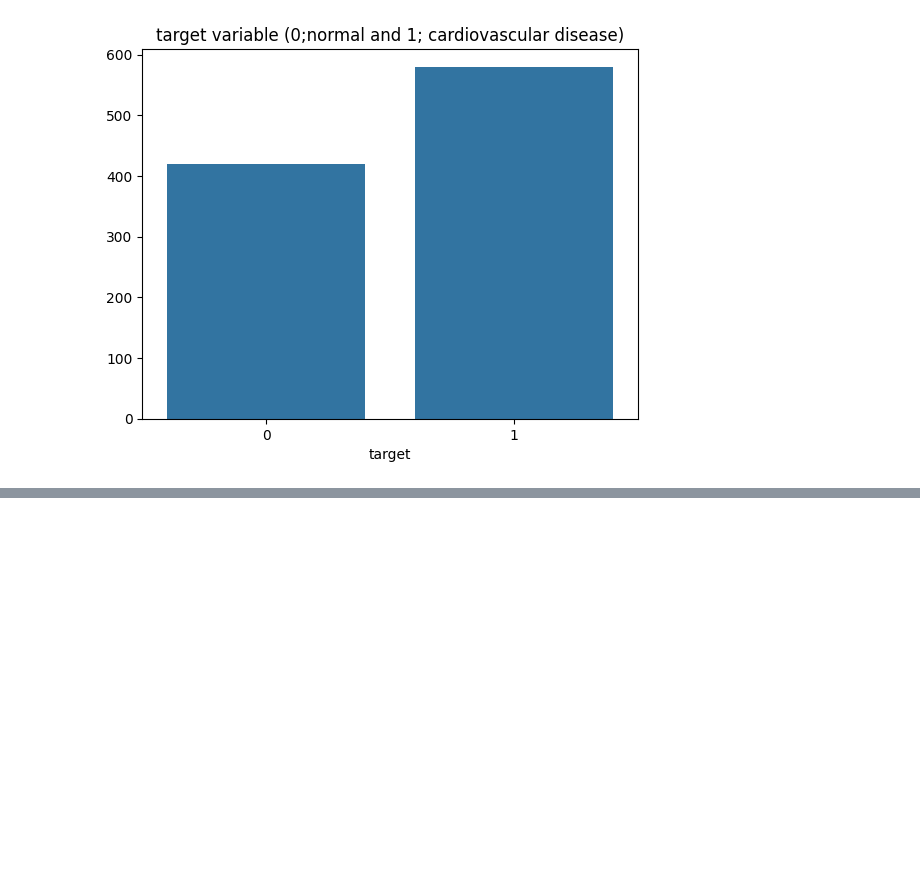
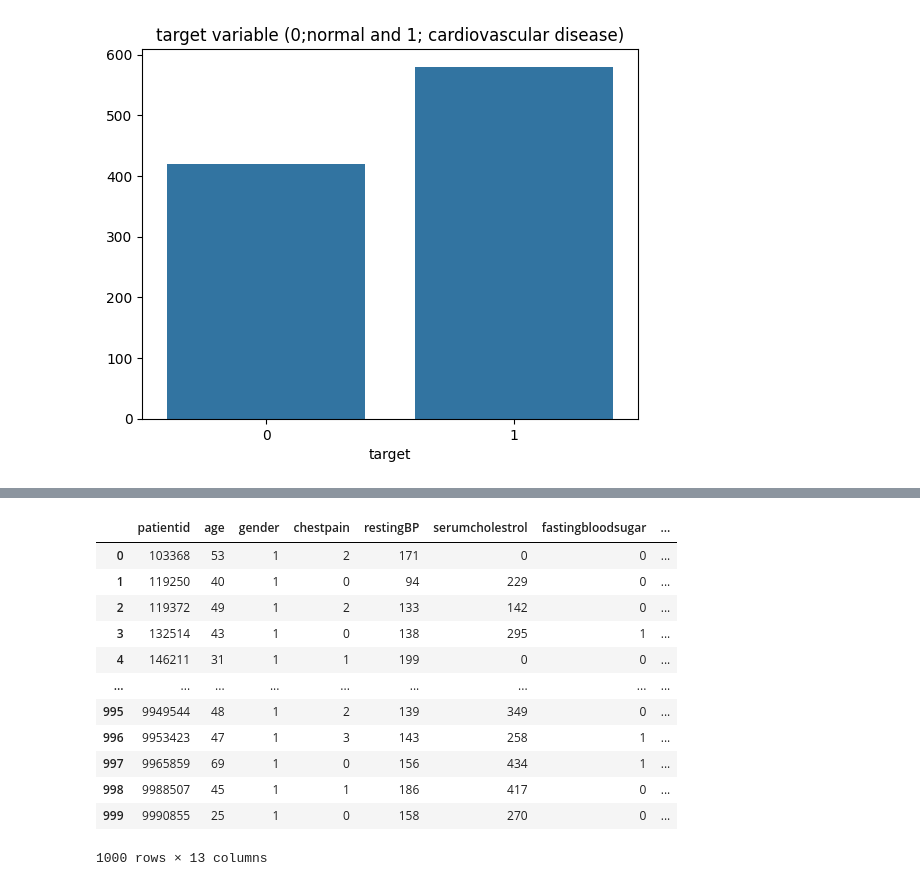
Before and after one commit to Teegee2000/cardiovascular-disease-predictions-leveraging-supervised-and-ensemble-machine-learning-models, a Jupyter notebook: cardiovascular_disease_(mendeley_dataset).ipynb, the cells around one changed output, grey strips where cells are left out. Drawn from its saved outputs; the diff is of its cells as text; code cells hidden in the pictures; blank space fills up the shorter version.

```diff
--- a/cardiovascular_disease_(mendeley_dataset).ipynb
+++ b/cardiovascular_disease_(mendeley_dataset).ipynb
@@ -173,0 +185,19 @@ Name: count, dtype: int64
+# %%
+X= df.drop(columns=['target'])
+y=df['target']
+# %%
+X
+# %% [output]
+|  | patientid | age | gender | chestpain | restingBP | serumcholestrol | fastingbloodsugar | ... |
+| 0 | 103368 | 53 | 1 | 2 | 171 | 0 | 0 | ... |
+| 1 | 119250 | 40 | 1 | 0 | 94 | 229 | 0 | ... |
+| 2 | 119372 | 49 | 1 | 2 | 133 | 142 | 0 | ... |
+| 3 | 132514 | 43 | 1 | 0 | 138 | 295 | 1 | ... |
+| 4 | 146211 | 31 | 1 | 1 | 199 | 0 | 0 | ... |
+| ... | ... | ... | ... | ... | ... | ... | ... | ... |
+| 995 | 9949544 | 48 | 1 | 2 | 139 | 349 | 0 | ... |
+| 996 | 9953423 | 47 | 1 | 3 | 143 | 258 | 1 | ... |
+| 997 | 9965859 | 69 | 1 | 0 | 156 | 434 | 1 | ... |
+| 998 | 9988507 | 45 | 1 | 1 | 186 | 417 | 0 | ... |
+| 999 | 9990855 | 25 | 1 | 0 | 158 | 270 | 0 | ... |
+1000 rows × 13 columns
```
Also changed, not shown: parts of 14 cells of this notebook.
